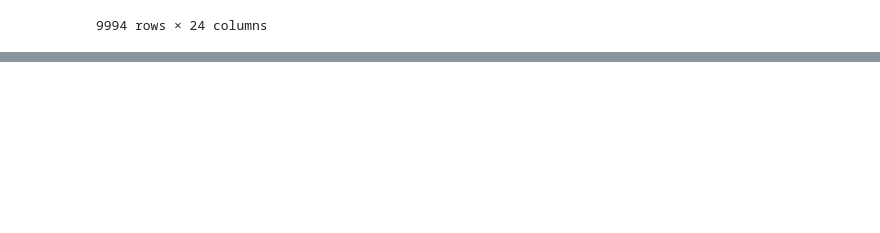
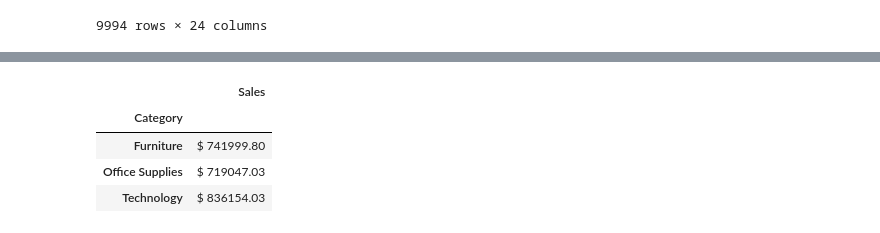
Before and after one commit to jmpealy/project-4-ML-integration, a Jupyter notebook: main.ipynb, the cells around one changed output, grey strips where cells are left out. Cells and saved outputs as stored; diff of their text form; code cells hidden in the pictures; blank space fills up the shorter version.

```diff
--- a/main.ipynb
+++ b/main.ipynb
@@ -47,0 +77,13 @@ df
+# %%
+# Bar chart that shows sales by category
+category_sales = df.groupby('Category')['Sales'].sum()
+formatted_category_sales = category_sales.map('$ {:.2f}'.format)
+
+category_sales_df = pd.DataFrame(formatted_category_sales)
+category_sales_df
+# %% [output]
+|  | Sales |
+| Category |  |
+| Furniture | $ 741999.80 |
+| Office Supplies | $ 719047.03 |
+| Technology | $ 836154.03 |
```
Also changed, not shown: parts of 8 cells of this notebook.
